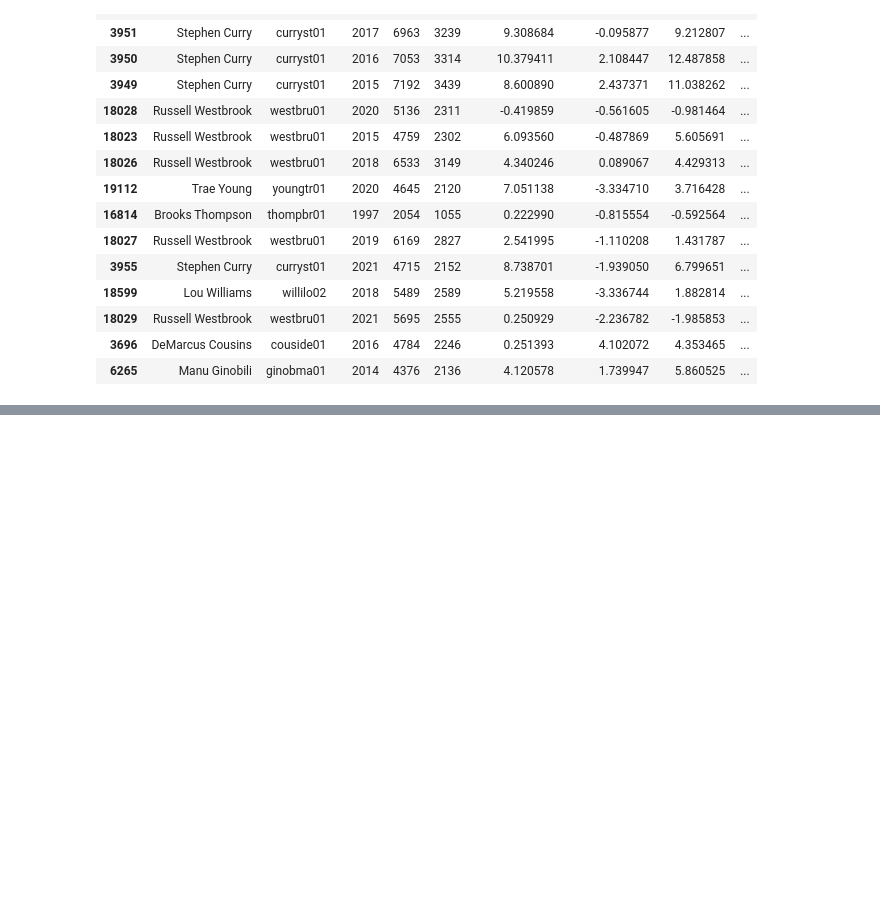
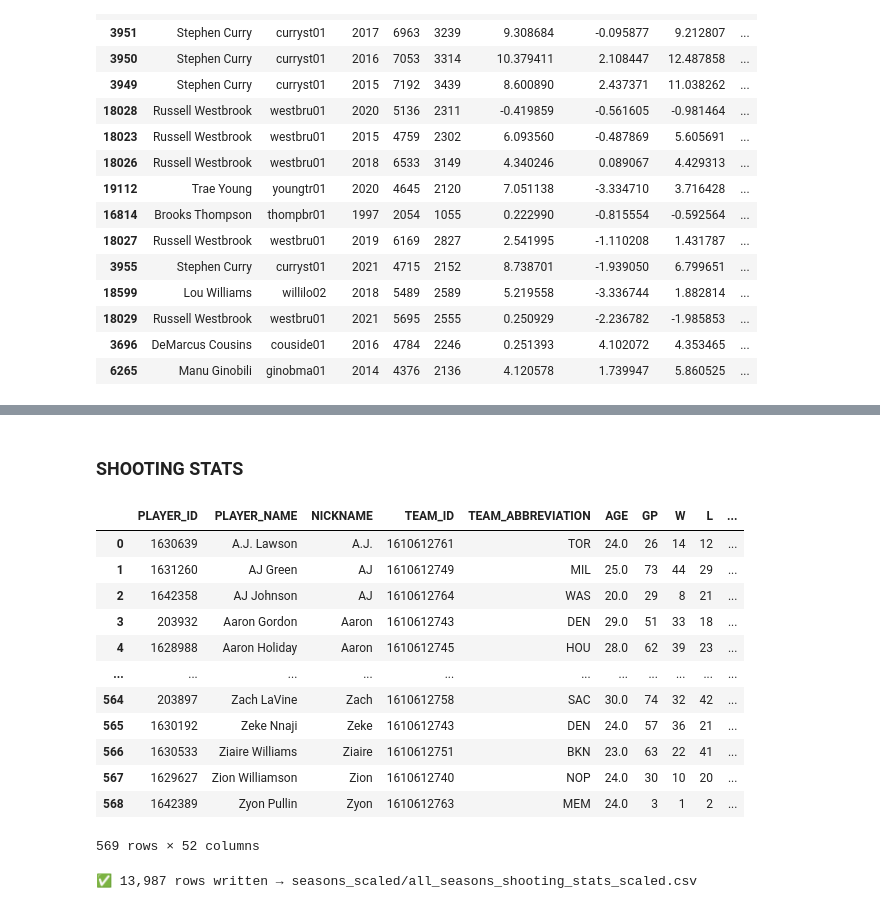
Before and after one commit to ozboz11/proje1, a Jupyter notebook: player_sim.ipynb, the cells around one changed output, grey strips where cells are left out. Drawn from its saved outputs; the diff is of its cells as text; code cells hidden in the pictures; blank space fills up the shorter version.

```diff
--- a/player_sim.ipynb
+++ b/player_sim.ipynb
@@ -475,0 +422,31 @@ print(similar[["PLAYER_NAME", "season", "cosine_distance"]])
+# %% [markdown]
+### SHOOTING STATS
+# %%
+from py_ball import league_dash
+import pandas as pd
+
+players_scoring = league_dash.LeagueDash(
+    headers=headers,
+    endpoint="LeagueDashPlayerStats",
+    measure_type="Scoring",       # ↤ this reproduces the /players/scoring page
+    per_mode="PerGame",           # or "Per100Possessions", "Per36", etc.
+    season="2024-25",
+    season_type="Regular Season"
+)
+
+df = pd.DataFrame(players_scoring.data["LeagueDashPlayerStats"])
+df
+# %% [output]
+|  | PLAYER_ID | PLAYER_NAME | NICKNAME | TEAM_ID | TEAM_ABBREVIATION | AGE | GP | W | L | ... |
+| 0 | 1630639 | A.J. Lawson | A.J. | 1610612761 | TOR | 24.0 | 26 | 14 | 12 | ... |
+| 1 | 1631260 | AJ Green | AJ | 1610612749 | MIL | 25.0 | 73 | 44 | 29 | ... |
+| 2 | 1642358 | AJ Johnson | AJ | 1610612764 | WAS | 20.0 | 29 | 8 | 21 | ... |
+| 3 | 203932 | Aaron Gordon | Aaron | 1610612743 | DEN | 29.0 | 51 | 33 | 18 | ... |
+| 4 | 1628988 | Aaron Holiday | Aaron | 1610612745 | HOU | 28.0 | 62 | 39 | 23 | ... |
+| ... | ... | ... | ... | ... | ... | ... | ... | ... | ... | ... |
+| 564 | 203897 | Zach LaVine | Zach | 1610612758 | SAC | 30.0 | 74 | 32 | 42 | ... |
+| 565 | 1630192 | Zeke Nnaji | Zeke | 1610612743 | DEN | 24.0 | 57 | 36 | 21 | ... |
+| 566 | 1630533 | Ziaire Williams | Ziaire | 1610612751 | BKN | 23.0 | 63 | 22 | 41 | ... |
+| 567 | 1629627 | Zion Williamson | Zion | 1610612740 | NOP | 24.0 | 30 | 10 | 20 | ... |
+| 568 | 1642389 | Zyon Pullin | Zyon | 1610612763 | MEM | 24.0 | 3 | 1 | 2 | ... |
+569 rows × 52 columns
@@ -475,0 +480,41 @@ print(similar[["PLAYER_NAME", "season", "cosine_distance"]])
+# %%
+from sklearn.preprocessing import StandardScaler
+
+SOURCE_DIR = Path("shooting")
+OUT_FILE   = Path("seasons_scaled/all_seasons_shooting_stats_scaled.csv")
+pat        = re.compile(r"(\d{4})-(\d{2})")        # grabs 2011 from 2011-12
+frames     = []
+
+for f in glob.glob(str(SOURCE_DIR / "*_shooting_stats.csv")):
+    m = pat.search(Path(f).name)
+    if not m:
+        print(f"⚠️ skipped (no season pattern): {f}")
+        continue
+
+    start_year = int(m.group(1))           # e.g. 2011-12 → 2011
+    end_year   = start_year + 1            # → 2012  (the “season” label)
+
+    df = pd.read_csv(f, low_memory=False)
+
+    # -------- pick numeric feature columns to scale --------
+    # drop IDs or anything you don’t want transformed
+    id_like = {"PLAYER_ID", "TEAM_ID", "GAME_ID","PLAYER_NAME","AGE","GP","W","L","W_PCT","MIN"} & set(df.columns)
+    numeric_cols = (
+        df.select_dtypes(include=[np.number])
+          .columns.difference(id_like)
+    )
+
+    # -------- scale within-season --------
+    scaler = StandardScaler()              # or MinMaxScaler()
+    df[numeric_cols] = scaler.fit_transform(df[numeric_cols])
+
+    # -------- add season label & stash --------
+    df["season"] = end_year
+    frames.append(df)
+
+# -------- merge all seasons --------
+merged = pd.concat(frames, ignore_index=True)
+merged.to_csv(OUT_FILE, index=False)
+print(f"✅ {len(merged):,} rows written → {OUT_FILE}")
+# %% [output]
+✅ 13,987 rows written → seasons_scaled/all_seasons_shooting_stats_scaled.csv
```
Also changed, not shown: parts of 16 cells of this notebook.
